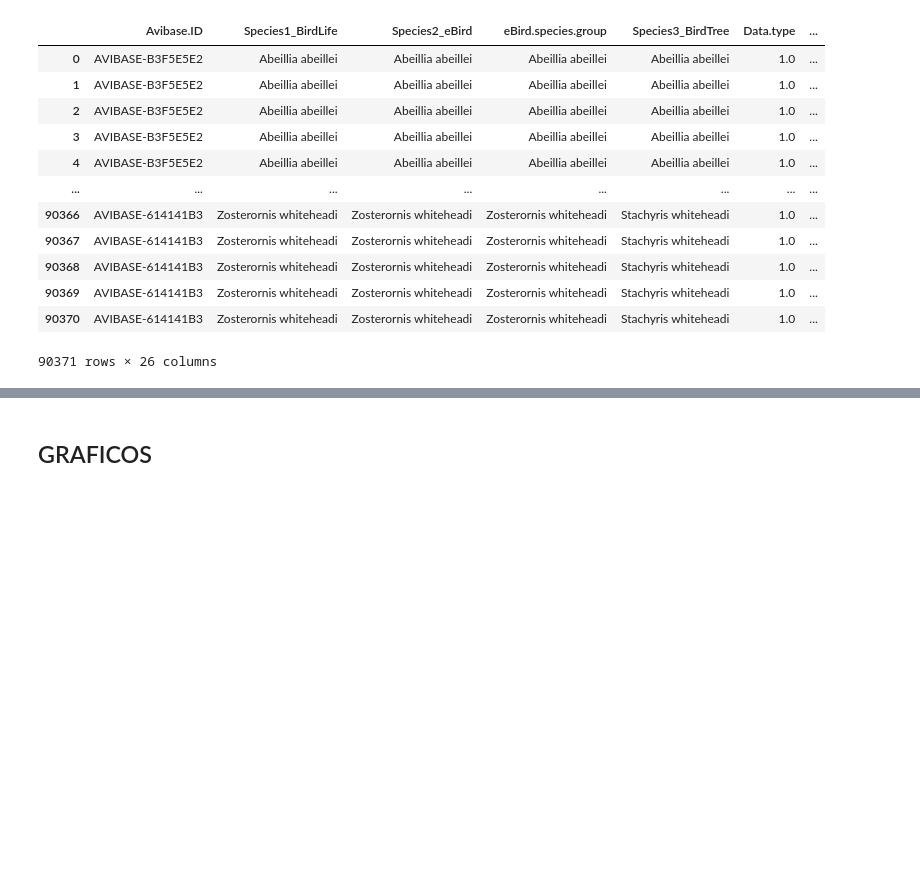
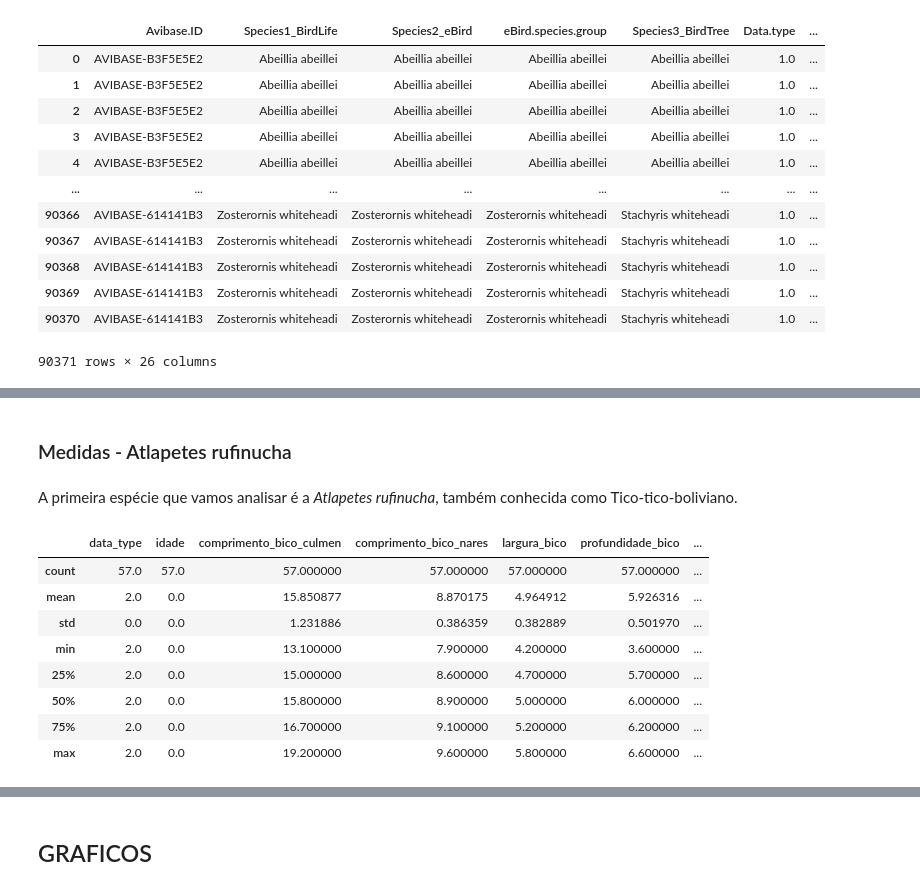
Before and after one commit to helocano/tiamat, a Jupyter notebook: MainTiamat_HeloisaCano.ipynb, the cells around one changed output, grey strips where cells are left out. Drawn from its saved outputs; the diff is of its cells as text; code cells hidden in the pictures; blank space fills up the shorter version.

```diff
--- a/MainTiamat_HeloisaCano.ipynb
+++ b/MainTiamat_HeloisaCano.ipynb
@@ -204,0 +445,16 @@ df_filtrado
+# %% [markdown]
+### Medidas - Atlapetes rufinucha
+# %% [markdown]
+A primeira espécie que vamos analisar é a _Atlapetes rufinucha_, também conhecida como Tico-tico-boliviano.
+# %%
+df_rufinucha.describe()
+# %% [output]
+|  | data_type | idade | comprimento_bico_culmen | comprimento_bico_nares | largura_bico | profundidade_bico | ... |
+| count | 57.0 | 57.0 | 57.000000 | 57.000000 | 57.000000 | 57.000000 | ... |
+| mean | 2.0 | 0.0 | 15.850877 | 8.870175 | 4.964912 | 5.926316 | ... |
+| std | 0.0 | 0.0 | 1.231886 | 0.386359 | 0.382889 | 0.501970 | ... |
+| min | 2.0 | 0.0 | 13.100000 | 7.900000 | 4.200000 | 3.600000 | ... |
+| 25% | 2.0 | 0.0 | 15.000000 | 8.600000 | 4.700000 | 5.700000 | ... |
+| 50% | 2.0 | 0.0 | 15.800000 | 8.900000 | 5.000000 | 6.000000 | ... |
+| 75% | 2.0 | 0.0 | 16.700000 | 9.100000 | 5.200000 | 6.200000 | ... |
+| max | 2.0 | 0.0 | 19.200000 | 9.600000 | 5.800000 | 6.600000 | ... |
```
Also changed, not shown: parts of 75 cells of this notebook.
